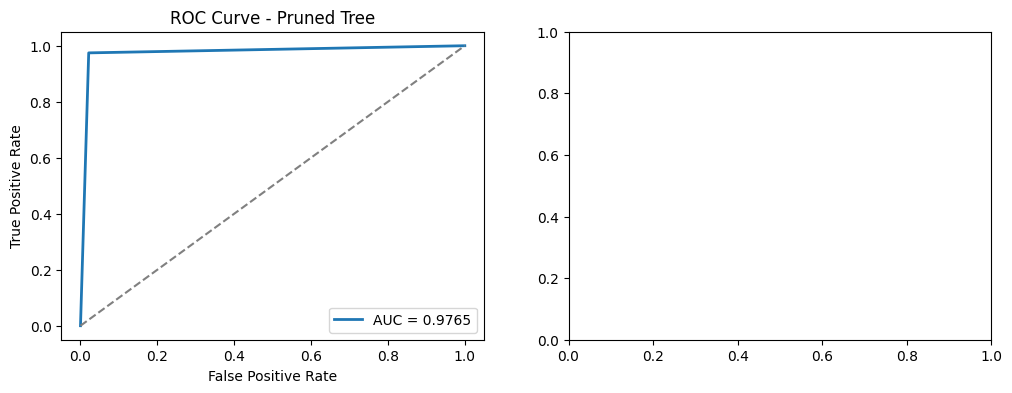
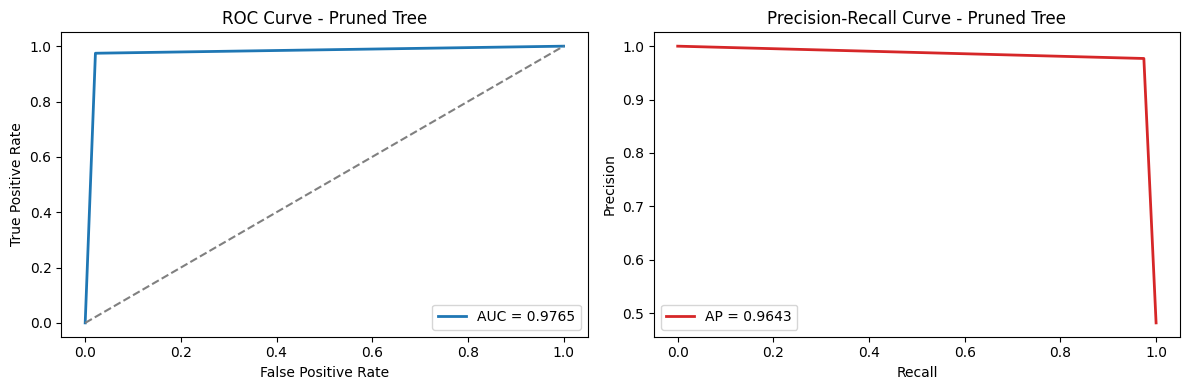
The change to this notebook cell's code, shown as a diff; its figure went from the first image to the second:
--- before
+++ after
@@ -39,6 +39,6 @@
 
 plt.figure(figsize=(10, 5))
-plt.plot(ccp_alphas, train_acc, marker='o', label='Train Accuracy')
-plt.plot(ccp_alphas, test_acc, marker='o', label='Test Accuracy')
+plt.plot(results_df['alpha'], results_df['train_accuracy'], marker='o', label='Train Accuracy')
+plt.plot(results_df['alpha'], results_df['test_accuracy'], marker='o', label='Test Accuracy')
 plt.axvline(best_alpha, color='red', linestyle='--', label=f'Best alpha = {best_alpha:.6f}')
 plt.xlabel('ccp_alpha')

Commit: fix